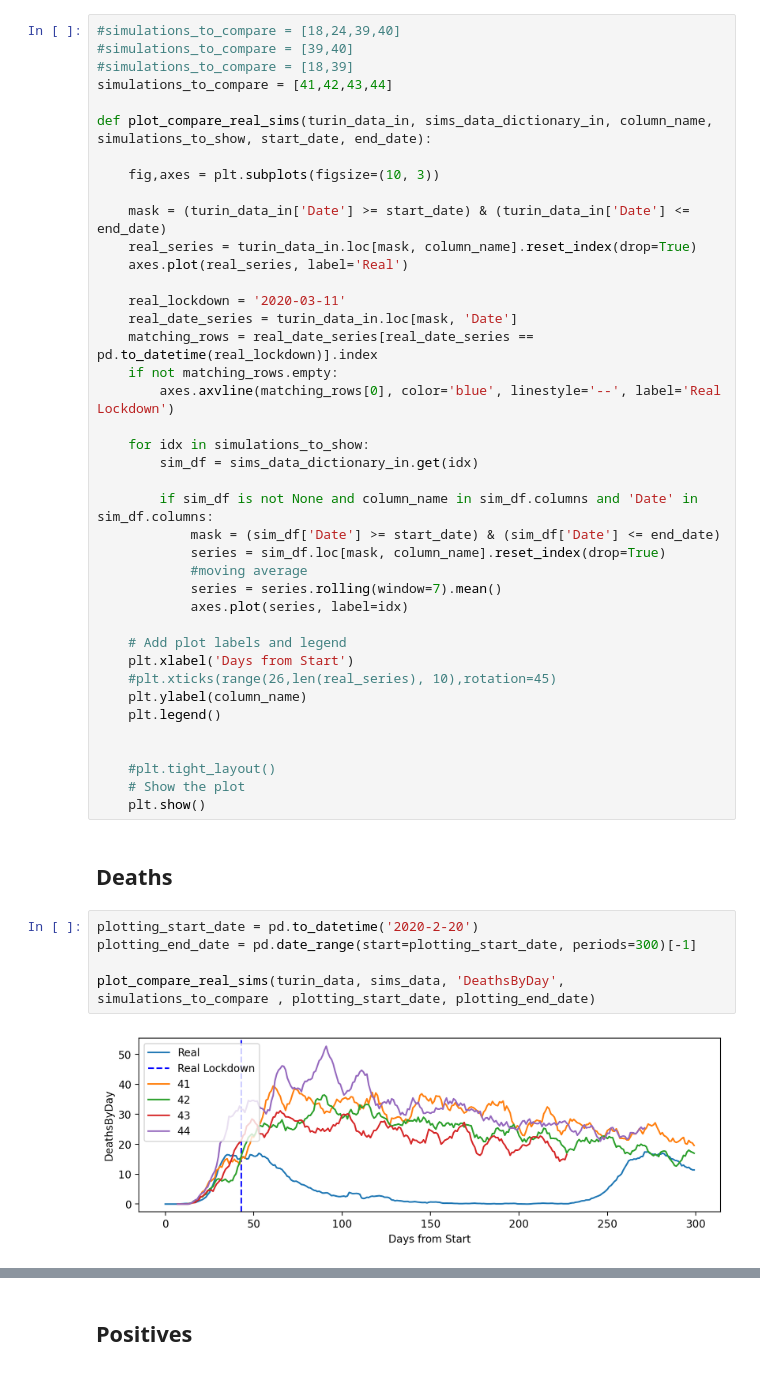
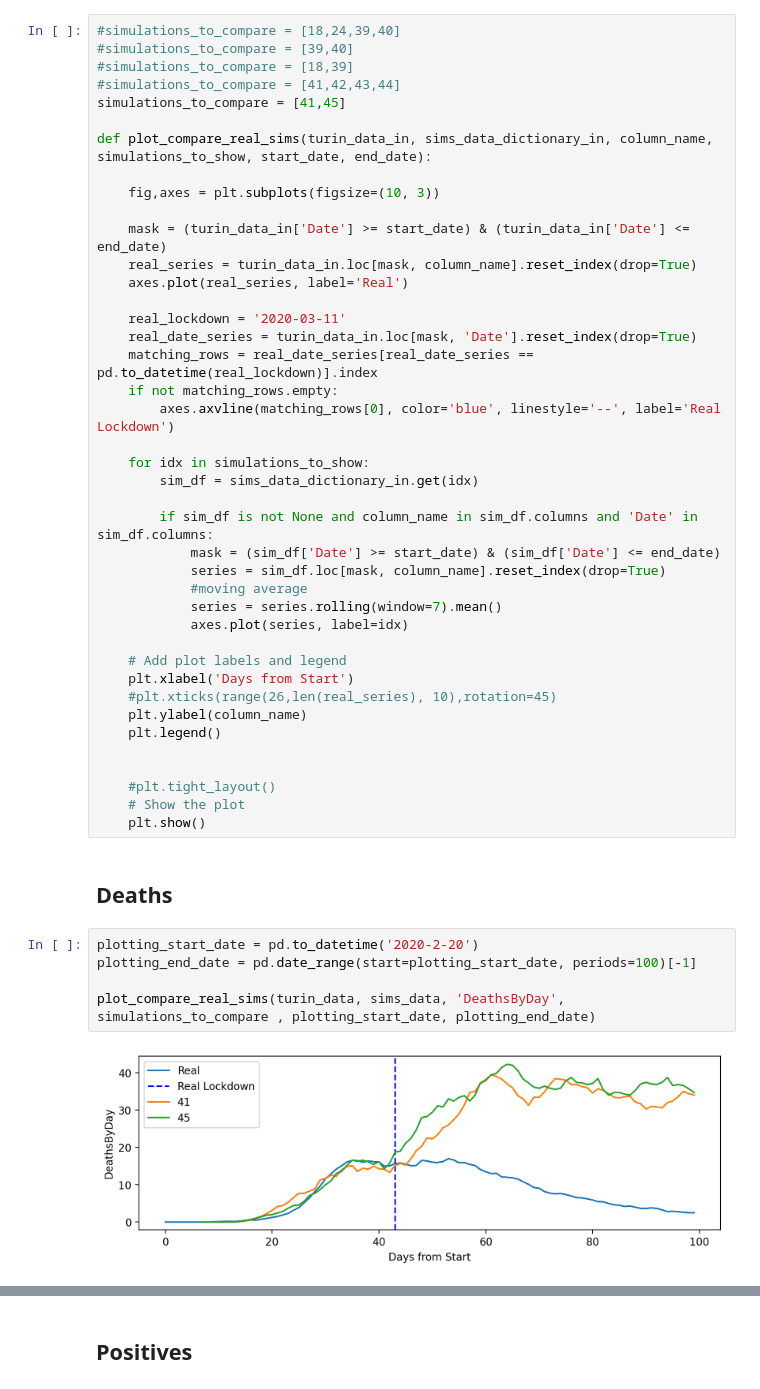
Before and after one commit to CGVGroup/abm-data-analysis, a Jupyter notebook: notebooks/abm-covid.ipynb, the cells around one changed output, grey strips where cells are left out. Drawn from its saved outputs; the diff is of its cells as text.

```diff
--- a/notebooks/abm-covid.ipynb
+++ b/notebooks/abm-covid.ipynb
@@ -414,7 +414,8 @@ for sim_number, sim_original_df in simulations_logs_df.items():
 #simulations_to_compare = [18,24,39,40]
 #simulations_to_compare = [39,40]
 #simulations_to_compare = [18,39]
-simulations_to_compare = [41,42,43,44]
+#simulations_to_compare = [41,42,43,44]
+simulations_to_compare = [41,45]
 
 def plot_compare_real_sims(turin_data_in, sims_data_dictionary_in, column_name, simulations_to_show, start_date, end_date):
 
@@ -425,7 +426,7 @@ def plot_compare_real_sims(turin_data_in, sims_data_dictionary_in, column_name,
     axes.plot(real_series, label='Real')
 
     real_lockdown = '2020-03-11'
-    real_date_series = turin_data_in.loc[mask, 'Date']
+    real_date_series = turin_data_in.loc[mask, 'Date'].reset_index(drop=True)
     matching_rows = real_date_series[real_date_series == pd.to_datetime(real_lockdown)].index
     if not matching_rows.empty:
         axes.axvline(matching_rows[0], color='blue', linestyle='--', label='Real Lockdown')
@@ -454,11 +455,11 @@ def plot_compare_real_sims(turin_data_in, sims_data_dictionary_in, column_name,
 ## Deaths
 # %%
 plotting_start_date = pd.to_datetime('2020-2-20')
-plotting_end_date = pd.date_range(start=plotting_start_date, periods=300)[-1]
+plotting_end_date = pd.date_range(start=plotting_start_date, periods=100)[-1]
 
 plot_compare_real_sims(turin_data, sims_data, 'DeathsByDay', simulations_to_compare , plotting_start_date, plotting_end_date)
 # %% [output]
-[figure, old version]
+[figure, new version]
 # %%
 plot_compare_real_sims(turin_data, sims_data, 'DeathsTotal', simulations_to_compare, plotting_start_date, plotting_end_date)
 # %% [output]
```
Also changed, not shown: parts of 5 cells of this notebook, 1 other file.
